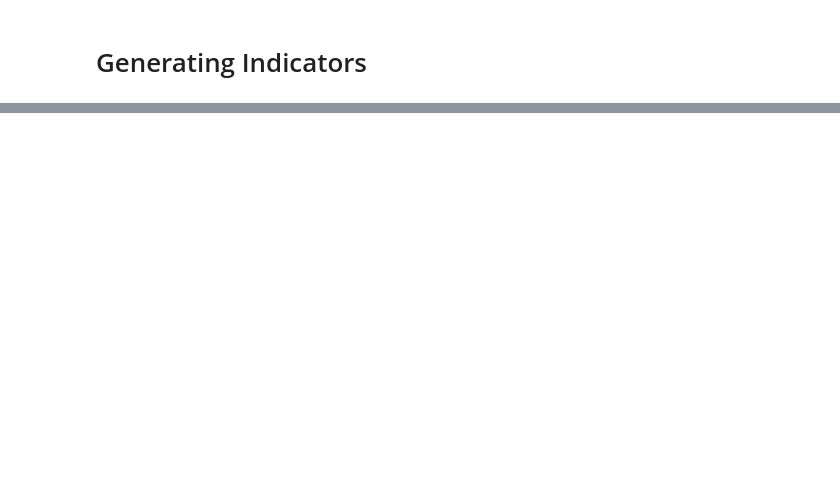
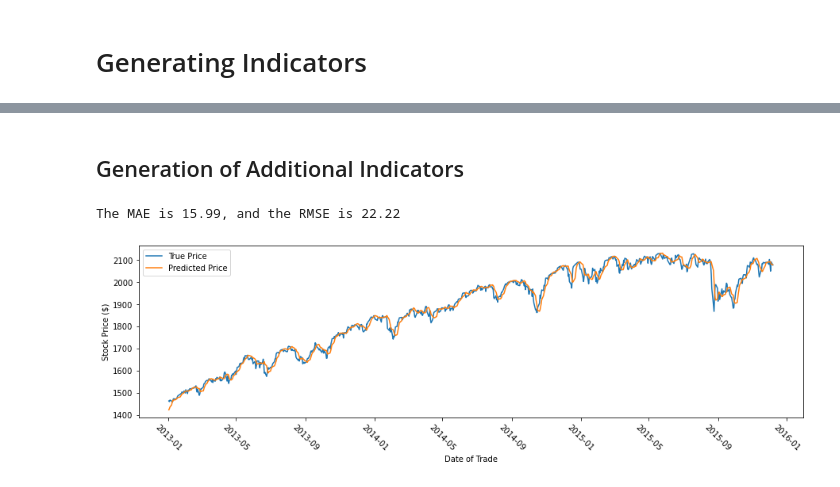
Before and after one commit to adhamalhossary/predicting-stock-market, a Jupyter notebook: Predicting Stock Market.ipynb, the cells around one changed output, grey strips where cells are left out. Saved outputs shown, nothing was run; the diff lists cells and outputs as text; code cells hidden in the pictures; blank space fills up the shorter version.

```diff
--- a/Predicting Stock Market.ipynb
+++ b/Predicting Stock Market.ipynb
@@ -320,25 +353,36 @@ evaluate(results)
 # %%
 def lr_train_test(df, features):
 
-    df = df.dropna(axis=0)
-
-    train= df[df["Date"] < datetime(year=2013, month=1, day=1)]
-    test = df[df["Date"] >= datetime(year=2013, month=1, day=1)]
+    x_train, y_train, x_test, y_test, test_date = train_test_split(df, features)
 
     lr = LinearRegression()
 
-    lr.fit(train[features], train["Close"])
+    lr.fit(x_train, y_train)
 
-    predictions = lr.predict(test[features])
+    predictions = lr.predict(x_test)
 
-    mae = mean_absolute_error(test['Close'], predictions)
+    mae = mean_absolute_error(y_test, predictions)
 
-    mse = mean_squared_error(test['Close'], predictions)
+    mse = mean_squared_error(y_test, predictions)
     rmse = np.sqrt(mse)
+
 
     print("The MAE is {:.2f}, and the RMSE is {:.2f}".format(mae, rmse))
 
-    return lr, predictions
+    plt.figure(figsize=(15,4))
+
+    plt.plot(test_date, y_test, label='True Price')
+    plt.plot(test_date, predictions, label='Predicted Price')
+
+    plt.ylabel("Stock Price ($)")
+    plt.xlabel("Date of Trade")
+
+    plt.xticks(rotation=-45)
+
+    plt.legend()
+    plt.show()
+
+    return lr
 # %%
 # First go
 lr_train_test(df, features)
@@ -345,3 +393,5 @@ lr_train_test(df, features)
+# %% [markdown]
+## Generation of Additional Indicators
 # %%
 # Average volume of the past 5, 30 and 365 days
 volume_5 = df["Volume"].rolling(5).mean().shift(1)
@@ -370,6 +420,9 @@ df['volume_std_5_to_365'] = volume_std_5_to_365
 # %%
 features_updated = ['day_5', 'day_30', 'day_365', 'ratio_5_to_365', 'day_5_std', 'day_365_std', 'ratio_std_5_to_365',
            'volume_5', 'volume_30', 'volume_365', 'volume_5_to_365', 'volume_5_std',
             'volume_365_std', 'volume_std_5_to_365']
 
-lr_train_test(df, features_updated)
+lr_updated = lr_train_test(df, features_updated)
+# %% [output]
+The MAE is 15.99, and the RMSE is 22.22
+[figure, added]
```
Also changed, not shown: parts of 30 cells of this notebook.
